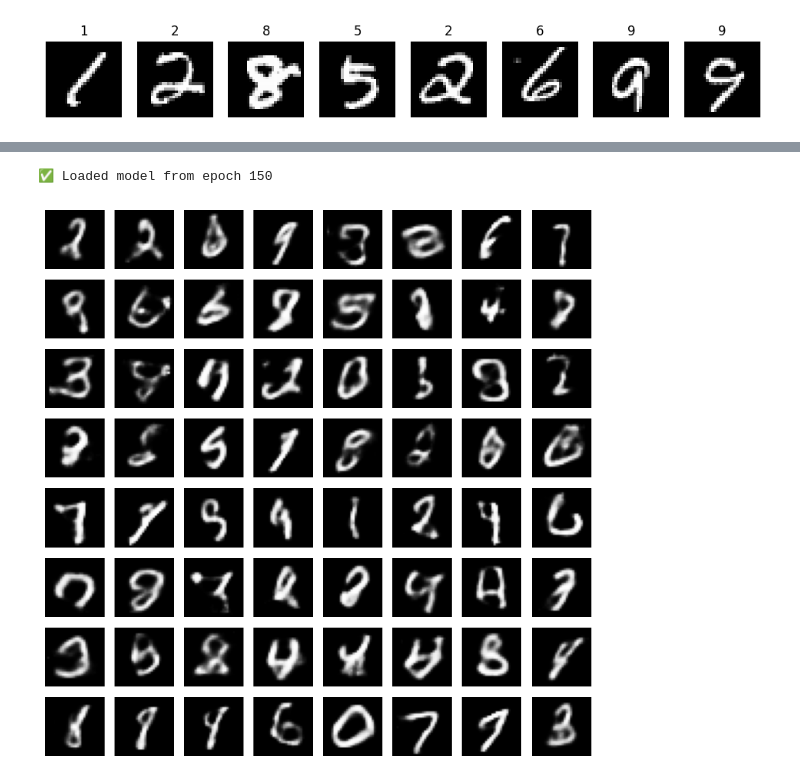
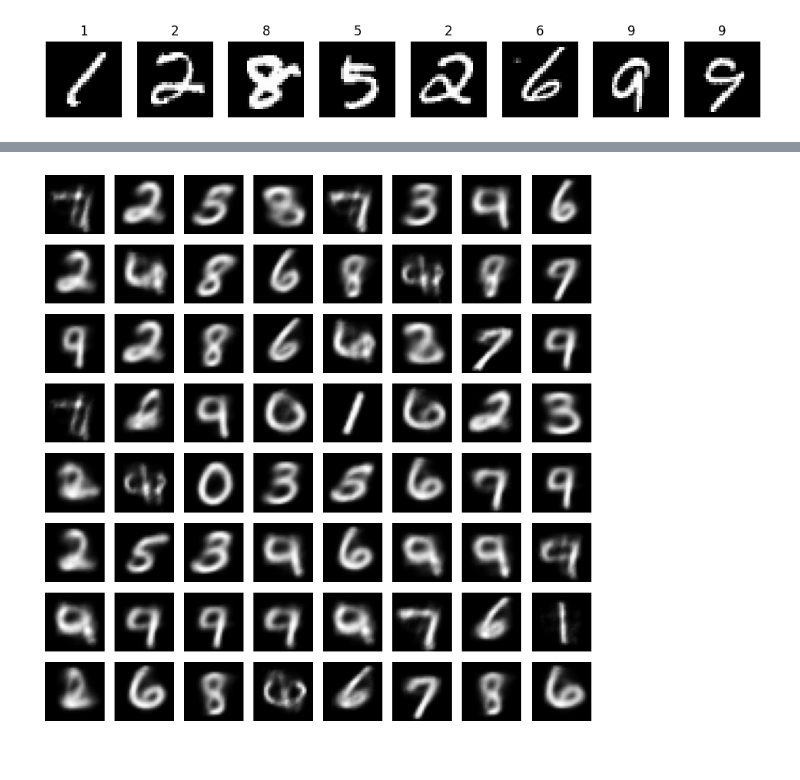
Before and after one commit to MatinGhiasi32/SelectiveAmnesiaMNIST, a Jupyter notebook: main.ipynb, the cells around one changed output, grey strips where cells are left out. Drawn from its saved outputs; the diff is of its cells as text; code cells hidden in the pictures.

Commit message:
finetune the hyperparameters for better results

```diff
--- a/main.ipynb
+++ b/main.ipynb
@@ -91,7 +91,7 @@ def vae_loss(recon_x, x, mu, logvar, reduction='sum'):
     return bce + kl, bce, kl
 # %%
 device = torch.device("cuda" if torch.cuda.is_available() else "cpu")
-model = VAE(latent_dim=20).to(device)
+model = VAE(latent_dim=2).to(device)
 optimizer = optim.Adam(model.parameters(), lr=1e-3)
 
 num_epochs = 50
@@ -112,34 +130,18 @@ for epoch in range(1, num_epochs+1):
-# %%
-device = torch.device("cuda" if torch.cuda.is_available() else "cpu")
-
-# Recreate the model with the *same* hyperparameters
-loaded_model = VAE(latent_dim=20).to(device)
-loaded_optimizer = torch.optim.Adam(loaded_model.parameters(), lr=1e-3)  # same optimizer as before
-
-checkpoint = torch.load("vae_lat20_trained.pt", map_location=device)
-loaded_model.load_state_dict(checkpoint['model_state_dict'])
-loaded_optimizer.load_state_dict(checkpoint['optimizer_state_dict'])
-
-model = loaded_model
-optimizer = loaded_optimizer
-print(f"✅ Loaded model from epoch {checkpoint['epoch']}")
-# %% [output]
-✅ Loaded model from epoch 150
 # %%
 with torch.no_grad():
-    z = torch.randn(64, 20).to(device)
+    z = torch.randn(64, 2).to(device)
     samples = model.decode(z)  # shape [64, 784], values in (0,1)
     samples = samples.view(-1, 1, 28, 28).cpu()
 
 
 fig, axes = plt.subplots(8, 8, figsize=(8, 8))
 for i, ax in enumerate(axes.flat):
     ax.imshow(samples[i].squeeze(), cmap="gray")
     ax.axis("off")
 plt.tight_layout()
 plt.show()
 # %% [output]
-[figure, old version]
+[figure, new version]
 # %%
 class CVAE(nn.Module):
     def __init__(self, input_dim=784, hidden_dim=400, latent_dim=20, num_classes=10):
```
Also changed, not shown: parts of 4 cells of this notebook, 3 other files.
